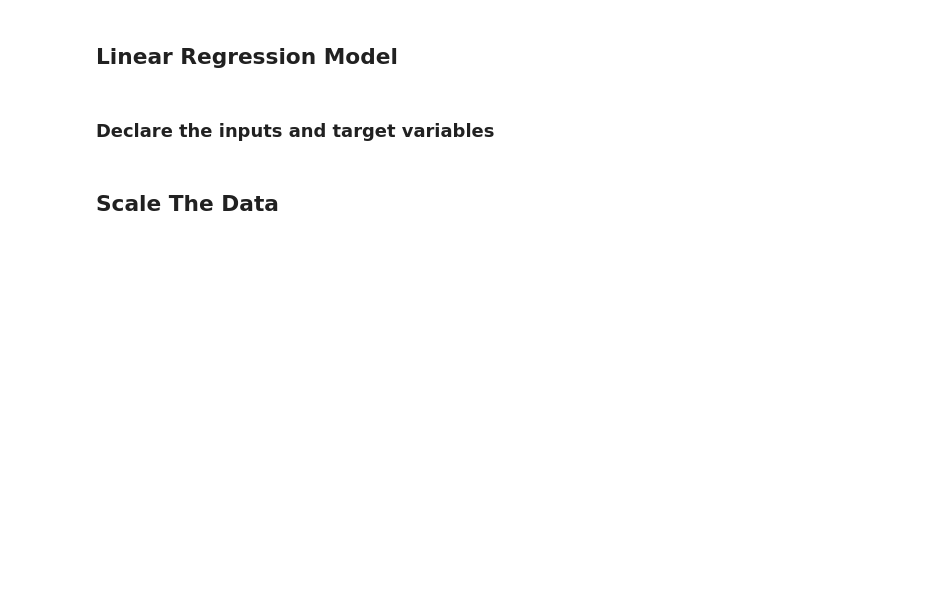
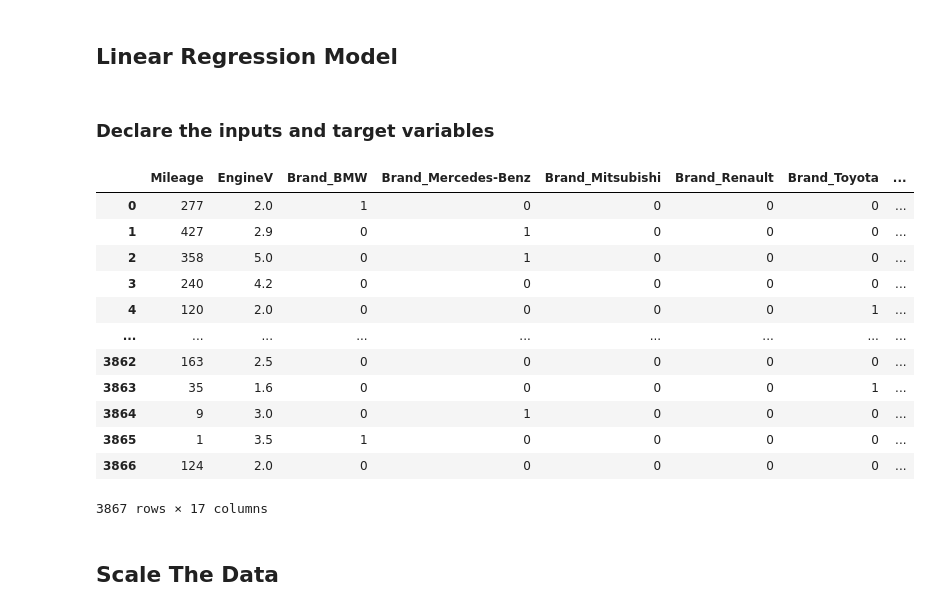
Before and after one commit to Andre-Williams22/Data-Science-ML-Courses, a Jupyter notebook: 365-DataScience/Advanced-Statistical-Methods/Real-Life-Example-Multiple-Linear-Regression.ipynb, the cells around one changed output. Saved outputs shown, nothing was run; the diff lists cells and outputs as text; code cells hidden in the pictures; blank space fills up the shorter version.

```diff
--- a/365-DataScience/Advanced-Statistical-Methods/Real-Life-Example-Multiple-Linear-Regression.ipynb
+++ b/365-DataScience/Advanced-Statistical-Methods/Real-Life-Example-Multiple-Linear-Regression.ipynb
@@ -356,11 +356,29 @@ data_preprocessed.head()
 # %% [markdown]
 ### Declare the inputs and target variables
 # %%
+# The inputs are everything BUT the dependent variable, so we can simply drop it
+inputs = data_preprocessed.drop(['log_price'],axis=1)
+
 # The target(s) (dependent variable) is 'log price'
 targets = data_preprocessed['log_price']
 
-# The inputs are everything BUT the dependent variable, so we can simply drop it
-inputs = data_preprocessed.drop(['log_price'],axis=1)
+
+
+inputs
+# %% [output]
+|  | Mileage | EngineV | Brand_BMW | Brand_Mercedes-Benz | Brand_Mitsubishi | Brand_Renault | Brand_Toyota | ... |
+| 0 | 277 | 2.0 | 1 | 0 | 0 | 0 | 0 | ... |
+| 1 | 427 | 2.9 | 0 | 1 | 0 | 0 | 0 | ... |
+| 2 | 358 | 5.0 | 0 | 1 | 0 | 0 | 0 | ... |
+| 3 | 240 | 4.2 | 0 | 0 | 0 | 0 | 0 | ... |
+| 4 | 120 | 2.0 | 0 | 0 | 0 | 0 | 1 | ... |
+| ... | ... | ... | ... | ... | ... | ... | ... | ... |
+| 3862 | 163 | 2.5 | 0 | 0 | 0 | 0 | 0 | ... |
+| 3863 | 35 | 1.6 | 0 | 0 | 0 | 0 | 1 | ... |
+| 3864 | 9 | 3.0 | 0 | 1 | 0 | 0 | 0 | ... |
+| 3865 | 1 | 3.5 | 1 | 0 | 0 | 0 | 0 | ... |
+| 3866 | 124 | 2.0 | 0 | 0 | 0 | 0 | 0 | ... |
+3867 rows × 17 columns
 # %% [markdown]
 ## Scale The Data
 # %%
```
Also changed, not shown: 2 other files.
